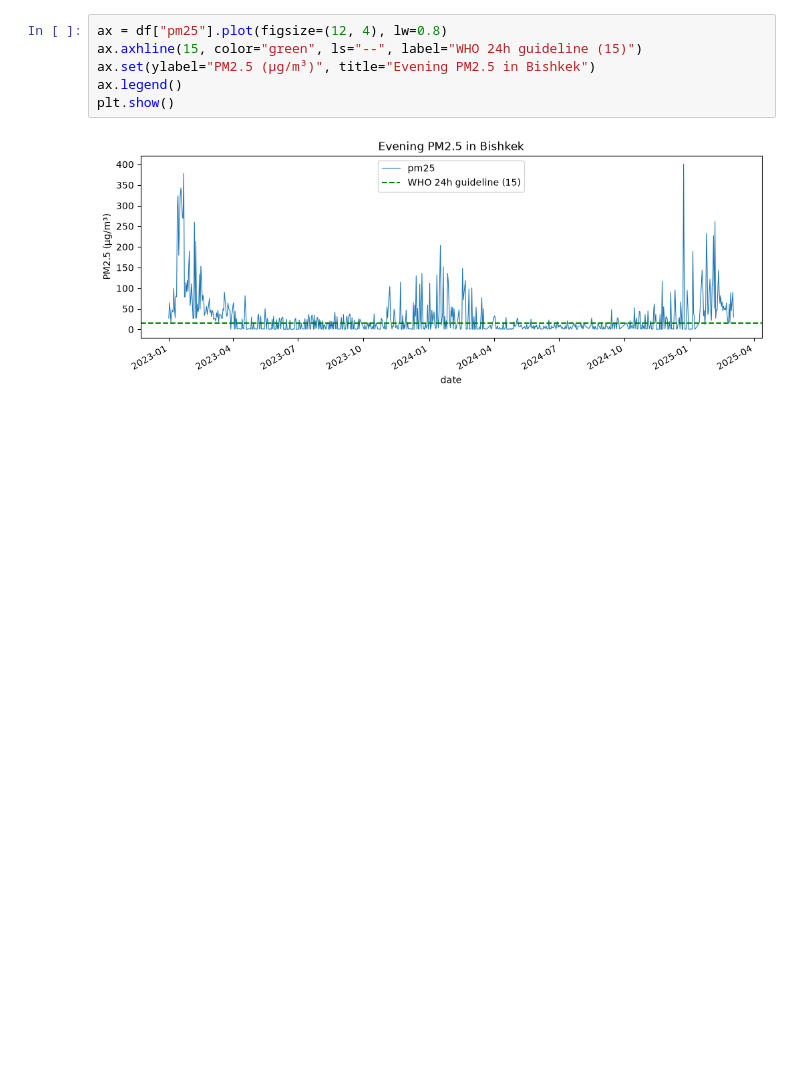
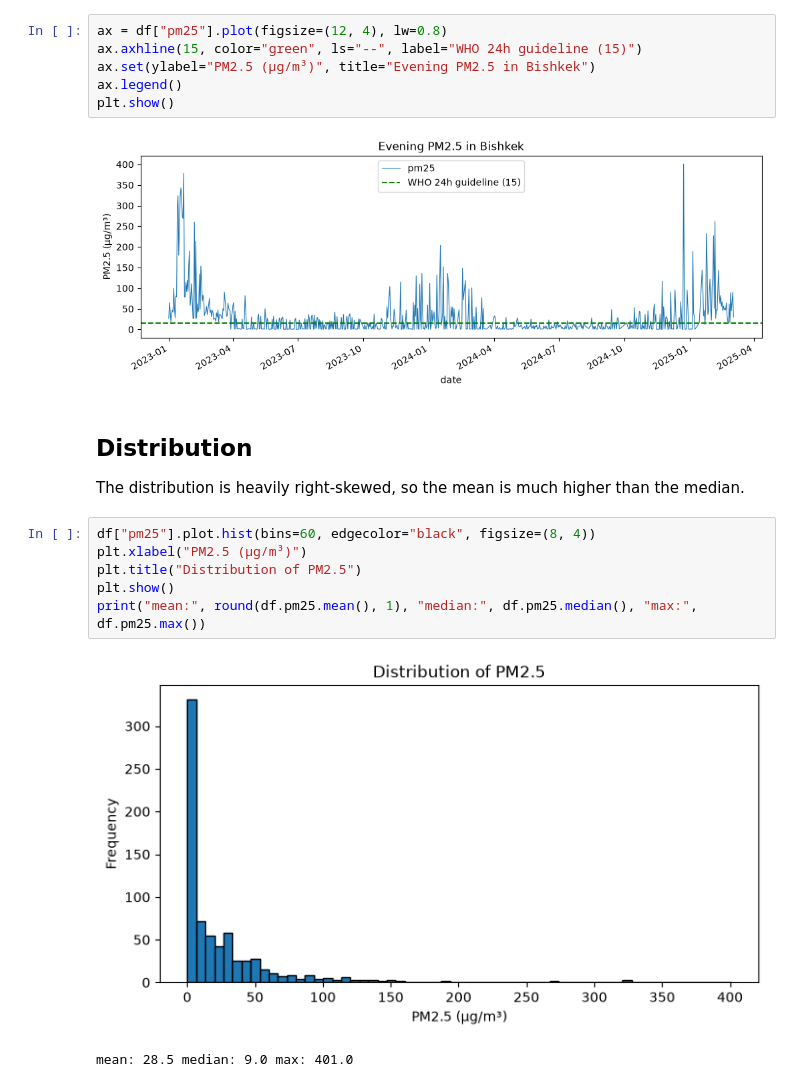
Before and after one commit to akylbek04/kyrgyzstan-open-data-analysis, a Jupyter notebook: notebooks/01_eda.ipynb, the cells around one changed output. Cells and saved outputs as stored; diff of their text form; blank space fills up the shorter version.

Commit message:
EDA: plot PM2.5 distribution

```diff
--- a/notebooks/01_eda.ipynb
+++ b/notebooks/01_eda.ipynb
@@ -44,3 +44,15 @@ ax.legend()
 plt.show()
 # %% [output]
 [figure]
+# %% [markdown]
+## Distribution
+The distribution is heavily right-skewed, so the mean is much higher than the median.
+# %%
+df["pm25"].plot.hist(bins=60, edgecolor="black", figsize=(8, 4))
+plt.xlabel("PM2.5 (µg/m³)")
+plt.title("Distribution of PM2.5")
+plt.show()
+print("mean:", round(df.pm25.mean(), 1), "median:", df.pm25.median(), "max:", df.pm25.max())
+# %% [output]
+[figure, added]
+mean: 28.5 median: 9.0 max: 401.0
```
